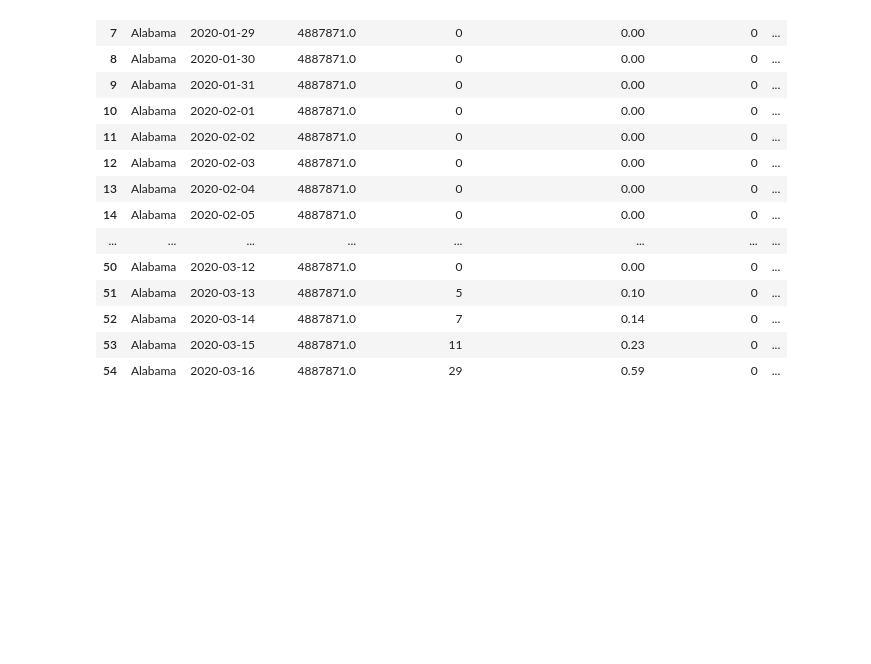
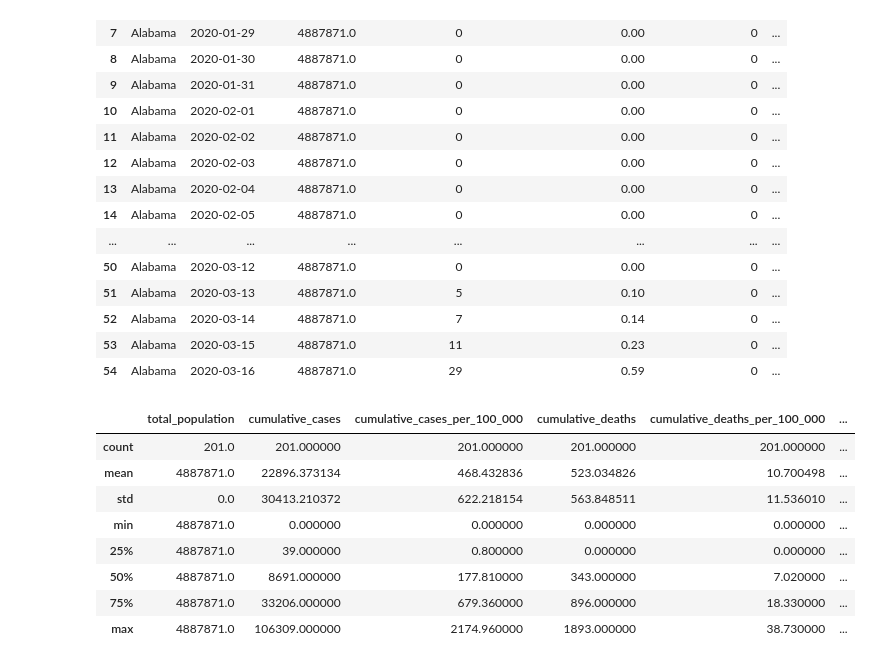
Before and after one commit to Eric-MK/ML_class_lessons, a Jupyter notebook: task3.ipynb, the cells around one changed output. Cells and saved outputs as stored; diff of their text form; code cells hidden in the pictures; blank space fills up the shorter version.

```diff
--- a/task3.ipynb
+++ b/task3.ipynb
@@ -251,3 +251,15 @@ See the caveats in the documentation: https://pandas.pydata.org/pandas-docs/stab
 | 54 | Alabama | 2020-03-16 | 4887871.0 | 29 | 0.59 | 0 | ... |
 # %%
 state_data_alabama = df[df['state'] == 'Alabama']
+# %%
+state_data_alabama.describe()
+# %% [output]
+|  | total_population | cumulative_cases | cumulative_cases_per_100_000 | cumulative_deaths | cumulative_deaths_per_100_000 | ... |
+| count | 201.0 | 201.000000 | 201.000000 | 201.000000 | 201.000000 | ... |
+| mean | 4887871.0 | 22896.373134 | 468.432836 | 523.034826 | 10.700498 | ... |
+| std | 0.0 | 30413.210372 | 622.218154 | 563.848511 | 11.536010 | ... |
+| min | 4887871.0 | 0.000000 | 0.000000 | 0.000000 | 0.000000 | ... |
+| 25% | 4887871.0 | 39.000000 | 0.800000 | 0.000000 | 0.000000 | ... |
+| 50% | 4887871.0 | 8691.000000 | 177.810000 | 343.000000 | 7.020000 | ... |
+| 75% | 4887871.0 | 33206.000000 | 679.360000 | 896.000000 | 18.330000 | ... |
+| max | 4887871.0 | 106309.000000 | 2174.960000 | 1893.000000 | 38.730000 | ... |
```
Also changed, not shown: parts of 3 cells of this notebook.
